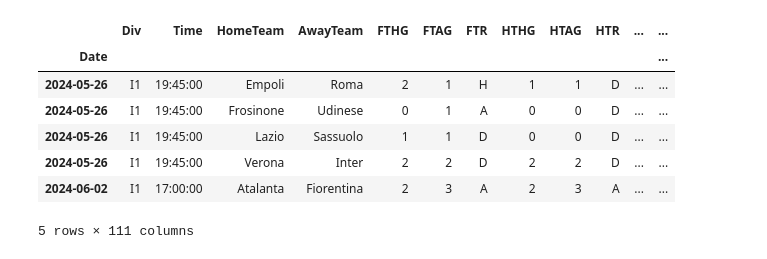
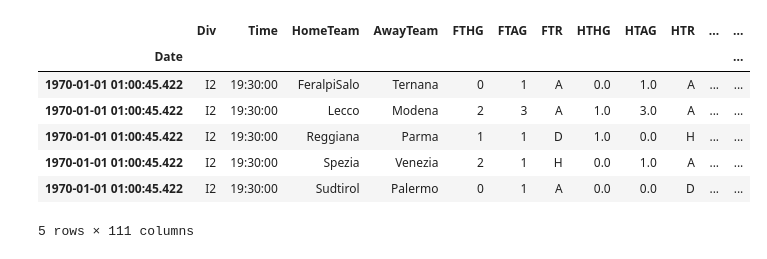
Before and after one commit to vittoN/ML-SOC, a Jupyter notebook: Merger.ipynb, the cells around one changed output. Cells and saved outputs as stored; diff of their text form; code cells hidden in the pictures.

```diff
--- a/Merger.ipynb
+++ b/Merger.ipynb
@@ -18,11 +18,17 @@ from sklearn.metrics import accuracy_score
 from sklearn import preprocessing
 # %%
 # data = pd.read_excel('serieA-2023-24.xlsx')
-data1920 = pd.read_excel('data/engdata/19-20.xlsx', index_col='Date')
-data2021 = pd.read_excel('data/engdata/20-21.xlsx', index_col='Date')
-data2122 = pd.read_excel('data/engdata/21-22.xlsx', index_col='Date')
-data2223 = pd.read_excel('data/engdata/22-23.xlsx', index_col='Date')
-data2324 = pd.read_excel('data/engdata/23-24.xlsx', index_col='Date')
+# data1920 = pd.read_excel('data/engdata/19-20.xlsx', index_col='Date')
+# data2021 = pd.read_excel('data/engdata/20-21.xlsx', index_col='Date')
+# data2122 = pd.read_excel('data/engdata/21-22.xlsx', index_col='Date')
+# data2223 = pd.read_excel('data/engdata/22-23.xlsx', index_col='Date')
+# data2324 = pd.read_excel('data/engdata/23-24.xlsx', index_col='Date')
+
+data1920 = pd.read_excel('data/engdata/Serie B/19-20-E.xlsx', index_col='Date')
+data2021 = pd.read_excel('data/engdata/Serie B/20-21-E.xlsx', index_col='Date')
+data2122 = pd.read_excel('data/engdata/Serie B/21-22-E.xlsx', index_col='Date')
+data2223 = pd.read_excel('data/engdata/Serie B/22-23-E.xlsx', index_col='Date')
+data2324 = pd.read_excel('data/engdata/Serie B/23-24-E.xlsx', index_col='Date')
 
 data = data1920
 
@@ -50,11 +56,11 @@ Date
 
 [1900 rows x 111 columns]
 |  | Div | Time | HomeTeam | AwayTeam | FTHG | FTAG | FTR | HTHG | HTAG | HTR | ... | ... |
 | Date |  |  |  |  |  |  |  |  |  |  |  | ... |
-| 2024-05-26 | I1 | 19:45:00 | Empoli | Roma | 2 | 1 | H | 1 | 1 | D | ... | ... |
-| 2024-05-26 | I1 | 19:45:00 | Frosinone | Udinese | 0 | 1 | A | 0 | 0 | D | ... | ... |
-| 2024-05-26 | I1 | 19:45:00 | Lazio | Sassuolo | 1 | 1 | D | 0 | 0 | D | ... | ... |
-| 2024-05-26 | I1 | 19:45:00 | Verona | Inter | 2 | 2 | D | 2 | 2 | D | ... | ... |
-| 2024-06-02 | I1 | 17:00:00 | Atalanta | Fiorentina | 2 | 3 | A | 2 | 3 | A | ... | ... |
+| 1970-01-01 01:00:45.422 | I2 | 19:30:00 | FeralpiSalo | Ternana | 0 | 1 | A | 0.0 | 1.0 | A | ... | ... |
+| 1970-01-01 01:00:45.422 | I2 | 19:30:00 | Lecco | Modena | 2 | 3 | A | 1.0 | 3.0 | A | ... | ... |
+| 1970-01-01 01:00:45.422 | I2 | 19:30:00 | Reggiana | Parma | 1 | 1 | D | 1.0 | 0.0 | H | ... | ... |
+| 1970-01-01 01:00:45.422 | I2 | 19:30:00 | Spezia | Venezia | 2 | 1 | H | 0.0 | 1.0 | A | ... | ... |
+| 1970-01-01 01:00:45.422 | I2 | 19:30:00 | Sudtirol | Palermo | 0 | 1 | A | 0.0 | 0.0 | D | ... | ... |
 5 rows × 111 columns
 # %%
```
Also changed, not shown: parts of 2 cells of this notebook, 25 other files.
